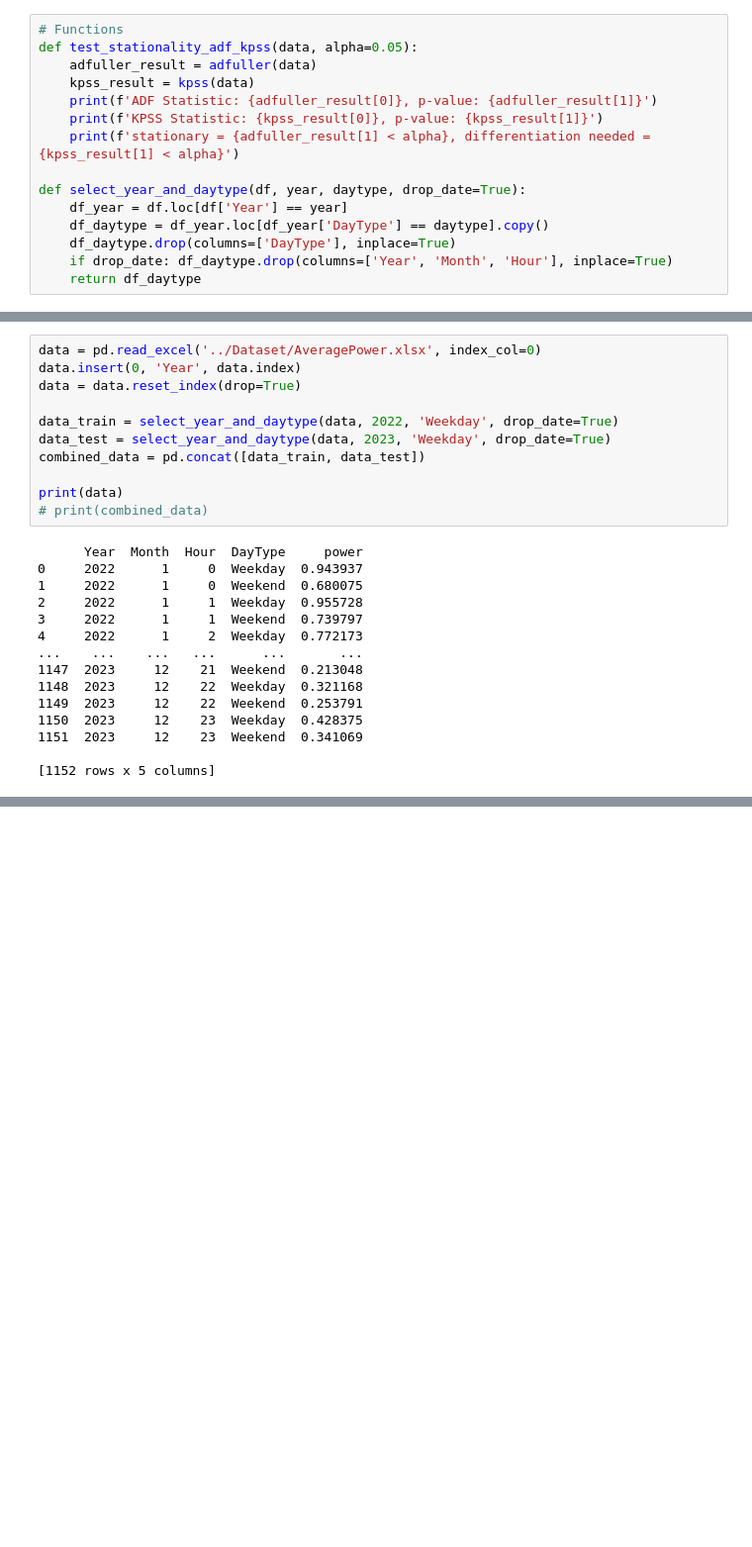
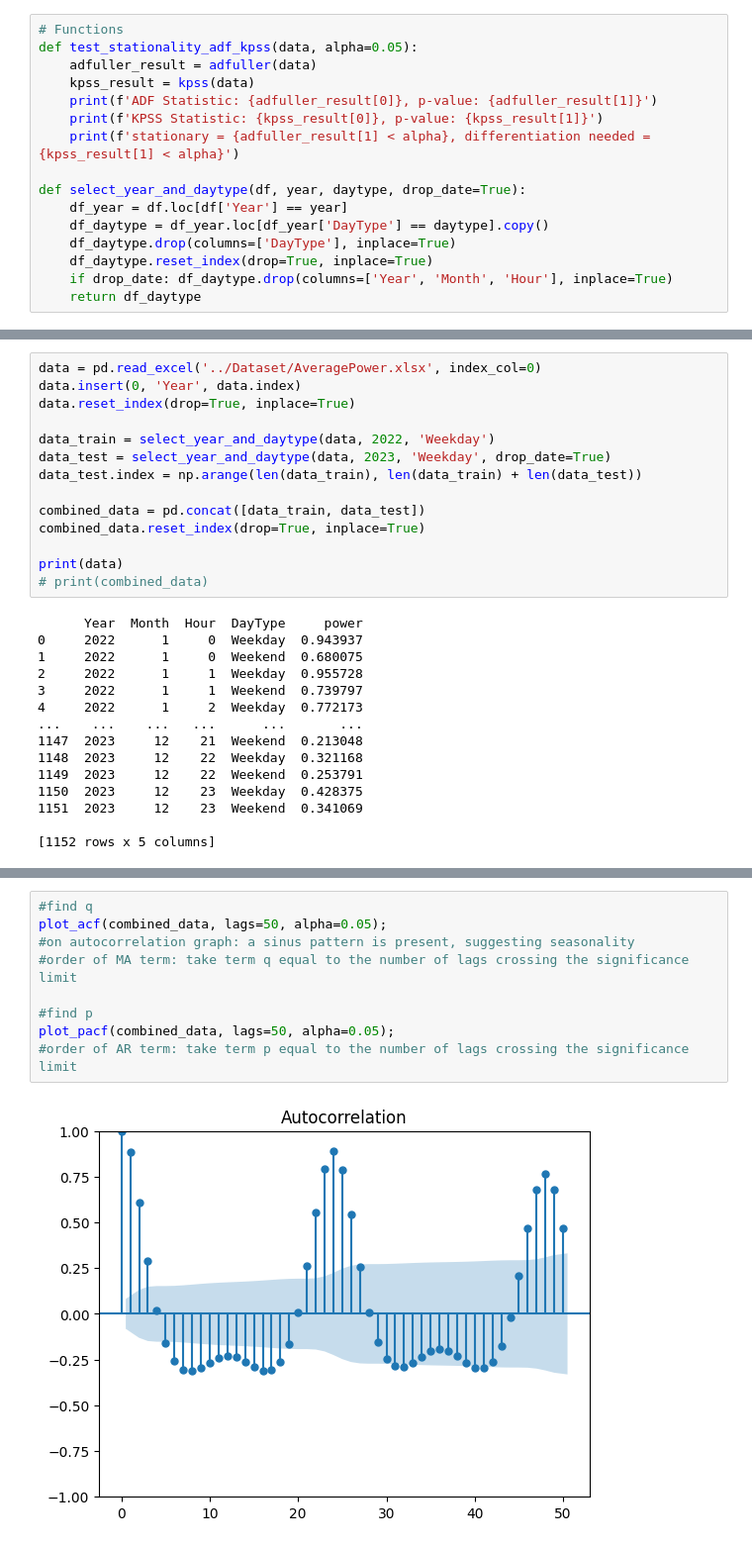
Before and after one commit to Casper0913/p9-energy, a Jupyter notebook: Models/SARIMA.ipynb, the cells around one changed output, grey strips where cells are left out. Shown at 99% size. Saved outputs shown, nothing was run; the diff lists cells and outputs as text; blank space fills up the shorter version.

```diff
--- a/Models/SARIMA.ipynb
+++ b/Models/SARIMA.ipynb
@@ -46,5 +46,6 @@ def select_year_and_daytype(df, year, daytype, drop_date=True):
     df_year = df.loc[df['Year'] == year]
     df_daytype = df_year.loc[df_year['DayType'] == daytype].copy()
     df_daytype.drop(columns=['DayType'], inplace=True)
+    df_daytype.reset_index(drop=True, inplace=True)
     if drop_date: df_daytype.drop(columns=['Year', 'Month', 'Hour'], inplace=True)
     return df_daytype
@@ -51,11 +54,14 @@ def select_year_and_daytype(df, year, daytype, drop_date=True):
 # %%
 data = pd.read_excel('../Dataset/AveragePower.xlsx', index_col=0)
 data.insert(0, 'Year', data.index)
-data = data.reset_index(drop=True)
+data.reset_index(drop=True, inplace=True)
 
-data_train = select_year_and_daytype(data, 2022, 'Weekday', drop_date=True)
+data_train = select_year_and_daytype(data, 2022, 'Weekday')
 data_test = select_year_and_daytype(data, 2023, 'Weekday', drop_date=True)
+data_test.index = np.arange(len(data_train), len(data_train) + len(data_test))
+
 combined_data = pd.concat([data_train, data_test])
+combined_data.reset_index(drop=True, inplace=True)
 
 print(data)
 # print(combined_data)
@@ -104,0 +112,11 @@ stationary = False, differentiation needed = False
+# %%
+#find q
+plot_acf(combined_data, lags=50, alpha=0.05);
+#on autocorrelation graph: a sinus pattern is present, suggesting seasonality
+#order of MA term: take term q equal to the number of lags crossing the significance limit
+
+#find p
+plot_pacf(combined_data, lags=50, alpha=0.05);
+#order of AR term: take term p equal to the number of lags crossing the significance limit
+# %% [output]
+[figure, added]
```
Also changed, not shown: parts of 14 cells of this notebook.
